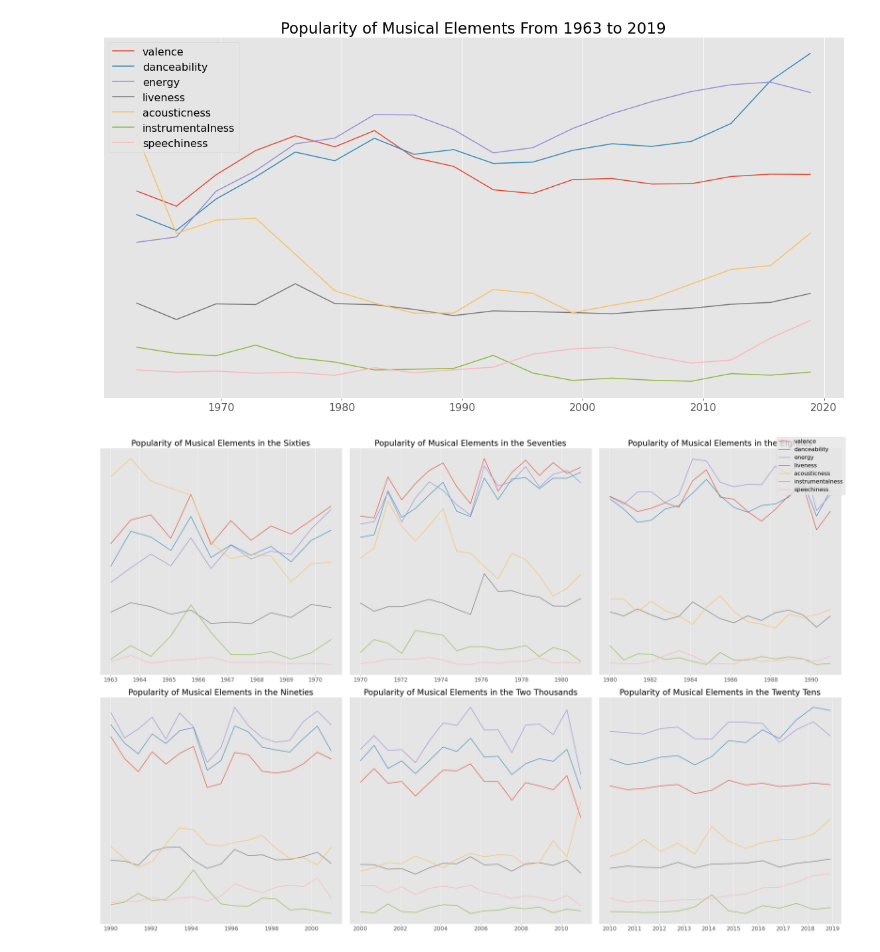
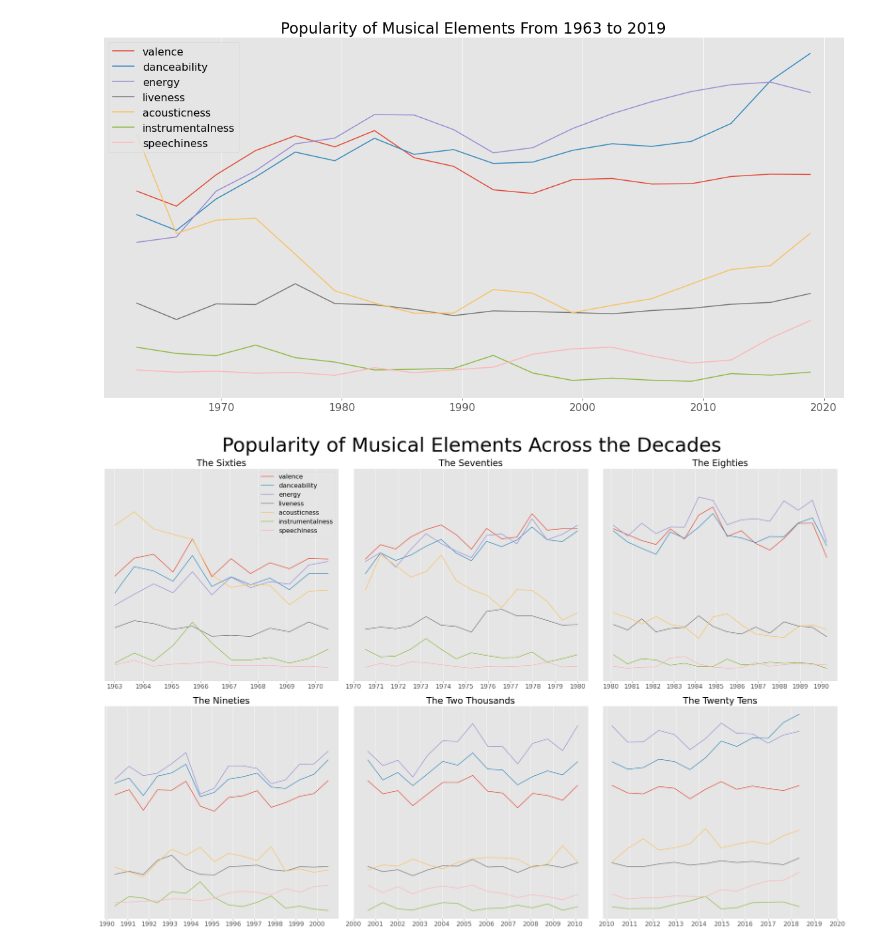
Before and after one commit to ZackMagnotti/tin-pan-data, a Jupyter notebook: vibe-analysis.ipynb, the cells around one changed output. Drawn from its saved outputs; the diff is of its cells as text; code cells hidden in the pictures.

```diff
--- a/vibe-analysis.ipynb
+++ b/vibe-analysis.ipynb
@@ -28,16 +31,8 @@ weekly_charts = albums_table.merge(albums,
                                    how='left'
                                   ).groupby('date')
 
-week_dates = weekly_charts.groups
+week_dates = [date for date in weekly_charts.groups.keys()]
 week_scores = [vibe(chart) for _, chart in weekly_charts]
 
 # Timeseries containing the scores for every week
 parameter_ts = pd.DataFrame(week_scores, index=week_dates)
-# %%
-weekly_charts = albums_table.merge(albums,
-                                   on=['album','artist'],
-                                   how='left'
-                                  ).groupby('date')
-
-# Timeseries containing the scores for every week
-parameter_ts = weekly_charts.agg(vibe)
@@ -46,6 +39,8 @@ KeyError: 'power'
 # %%
 # Resample timeseries by every 1200 days to smooth out noise
-resampled = parameter_ts.resample(pd.Timedelta(1200,'day')).mean()
+delta = dt.timedelta(days=1200)
+resampled = parameter_ts.resample(delta).mean()
+
 fig, ax = plt.subplots(figsize=(20,10))
 for p in normal_parameters:
     ax.plot(resampled.index, resampled[p])
@@ -57,39 +52,56 @@ ax.legend(normal_parameters);
 # %% [output]
 [figure]
 # %%
-delta = pd.Timedelta(250,'day')
+delta = dt.timedelta(days=250)
+resampled = parameter_ts.resample(delta).mean()
 
-sixties       = parameter_ts.loc['1960':'1970'].resample(delta).mean()
-seventies     = parameter_ts.loc['1970':'1980'].resample(delta).mean()
-eighties      = parameter_ts.loc['1980':'1990'].resample(delta).mean()
-nineties      = parameter_ts.loc['1990':'2000'].resample(delta).mean()
-two_thousands = parameter_ts.loc['2000':'2010'].resample(delta).mean()
-twenty_tens   = parameter_ts.loc['2010':'2020'].resample(delta).mean()
+sixties       = resampled.loc['1960':'1970']
+seventies     = resampled.loc['1970':'1980-02-15'] #hotfix
+eighties      = resampled.loc['1980':'1990']
+nineties      = resampled.loc['1990':'2000']
+two_thousands = resampled.loc['2000':'2010-03-29'] #
+twenty_tens   = resampled.loc['2010':'2020']
 
 decade_ts = [sixties,
-           seventies,
-           eighties,
-           nineties,
-           two_thousands,
-           twenty_tens]
+            seventies,
+            eighties,
+            nineties,
+            two_thousands,
+            twenty_tens]
 
 decade_names = ['Sixties',
                 'Seventies',
                 'Eighties',
                 'Nineties',
                 'Two Thousands',
                 'Twenty Tens']
 
-fig, ax = plt.subplots(2, 3, figsize=(30,20))
-for a, name, ts in zip(ax.flatten(), decade_names, decade_ts):
+timestamps = [dt.date(1963, 1, 1),
+              dt.date(1970, 1, 1),
+              dt.date(1980, 1, 1),
+              dt.date(1990, 1, 1),
+              dt.date(2000, 1, 1),
+              dt.date(2010, 1, 1)]
+
+fig, ax = plt.subplots(2, 3, figsize=(27,18))
+for a, name, ts, timestamp in zip(ax.flatten(), decade_names, decade_ts, timestamps):
     for p in normal_parameters:
         a.plot(ts.index, ts[p])
 
-    a.set_title(f'Popularity of Musical Elements in the {name}')
+    a.set_title(f'The {name}')
     a.set_ylabel('Popularity')
+    a.set_ylim(0, .65)
     a.get_yaxis().set_visible(False)
 
-fig.legend(normal_parameters)
+    years = [timestamp + i*dt.timedelta(days=370) for i in range(11)]
+    if name == 'Sixties':
+        years = [timestamp + i*dt.timedelta(days=370) for i in range(8)]
+    a.set_xticks(years)
+    a.set_xticklabels([year.year for year in years])
+
+
+ax[0,0].legend(normal_parameters)
+fig.suptitle('Popularity of Musical Elements Across the Decades', fontsize=50)
 fig.tight_layout();
 # %% [output]
-[figure, old version]
+[figure, new version]
```
Also changed, not shown: parts of 3 cells of this notebook.
